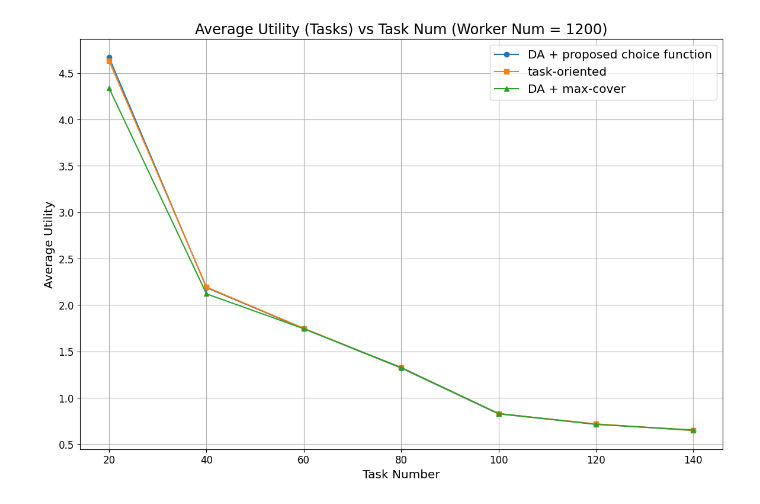
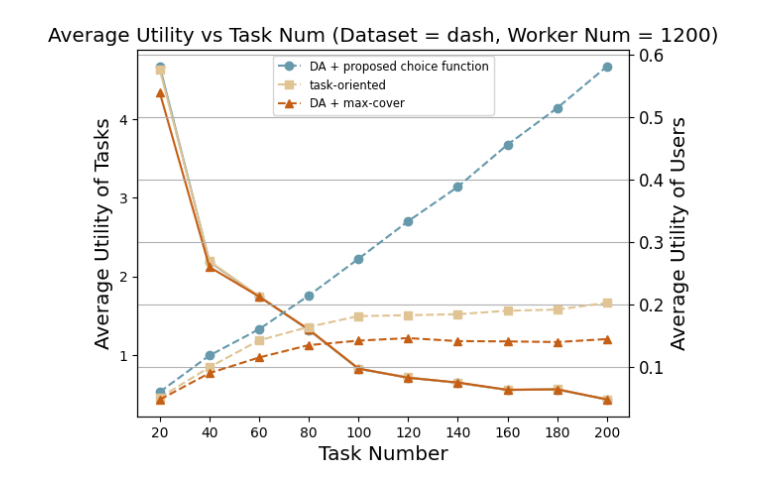
Before and after one commit to braisedp/CCTA, a Jupyter notebook: experiment/estimate_result.ipynb, the cells around one changed output. Saved outputs shown, nothing was run; the diff lists cells and outputs as text; code cells hidden in the pictures.

```diff
--- a/experiment/estimate_result.ipynb
+++ b/experiment/estimate_result.ipynb
@@ -39,35 +44,44 @@ plt.show()
 # %%
 worker_num = 1200
-df = pd.read_csv('./result/dash_result.csv')
+dataset = 'dash'
+df = pd.read_csv('./result/{}_result.csv'.format(dataset))
 df = df[df['worker']== worker_num]
-df2 = df.groupby(['method','task'])['avg-quality'].agg(['mean','max','min']).reset_index()
+df1 = df.groupby(['method','task'])['avg-quality'].agg(['mean','max','min']).reset_index()
+df2 = df.groupby(['method','task'])['avg-utility'].agg(['mean','max','min']).reset_index()
 import matplotlib.pyplot as plt
 
 methods = ['budget','heuristic','max-cover',]
 labels = ['DA + proposed choice function','task-oriented','DA + max-cover']
 markers = ['o','s','^']
+colors =['#6599AB','#E0C494','#C55F15']
 
 # 设置位置偏移，以便将直方图居中显示
 bar_positions = range(len(df2['task'].unique()))
 # 绘制折线图
-plt.figure(figsize=(14, 9))
-x_labels = [20,40,60,80,100,120,140]
+fig, ax1 = plt.subplots()
+ax2 = ax1.twinx()
+x_labels = [20,40,60,80,100,120,140,160,180,200]
+# x_labels =[2,4,6,8,10,12,14,16,18,20]
 plt.xticks(x_labels,fontsize='large')
+plt.yticks(fontsize='large')
 plt.yticks(fontsize='large')
 
 for i,method in enumerate(methods):
-    method_data = df2[df2['method'] == method]
+    method_data1 = df1[(df1['method'] == method)&(df1['task'].isin(x_labels))]
+    method_data2 = df2[(df2['method'] == method)&(df1['task'].isin(x_labels))]
     current_bar_positions = [pos + i * bar_width for pos in bar_positions]
-    plt.plot(x_labels,method_data['mean'],marker=markers[i],label=labels[i])
+    ax1.plot(x_labels,method_data1['mean'],marker=markers[i],label=labels[i],color=colors[i])
+    ax2.plot(x_labels,method_data2['mean'],marker=markers[i],label=labels[i],color=colors[i],linestyle='--')
 
 # 添加标签和图例
-plt.xlabel('Task Number',fontsize = 'x-large')
-plt.ylabel('Average Utility',fontsize = 'x-large')
-plt.title('Average Utility (Tasks) vs Task Num (Worker Num = {})'.format(worker_num),fontsize = 'xx-large')
-plt.legend(fontsize='x-large')
+ax1.set_xlabel('Task Number',fontsize = 'x-large')
+ax1.set_ylabel('Average Utility of Tasks',fontsize = 'x-large')
+ax2.set_ylabel('Average Utility of Users',fontsize = 'x-large')
+plt.title('Average Utility vs Task Num (Dataset = {}, Worker Num = {})'.format(dataset, worker_num),fontsize = 'x-large')
+plt.legend(fontsize='small',loc='upper center')
 
 # 显示图形
 plt.grid(True)
 plt.show()
 # %% [output]
-[figure, old version]
+[figure, new version]
```
Also changed, not shown: parts of 1 cell of this notebook, 6 other files.
